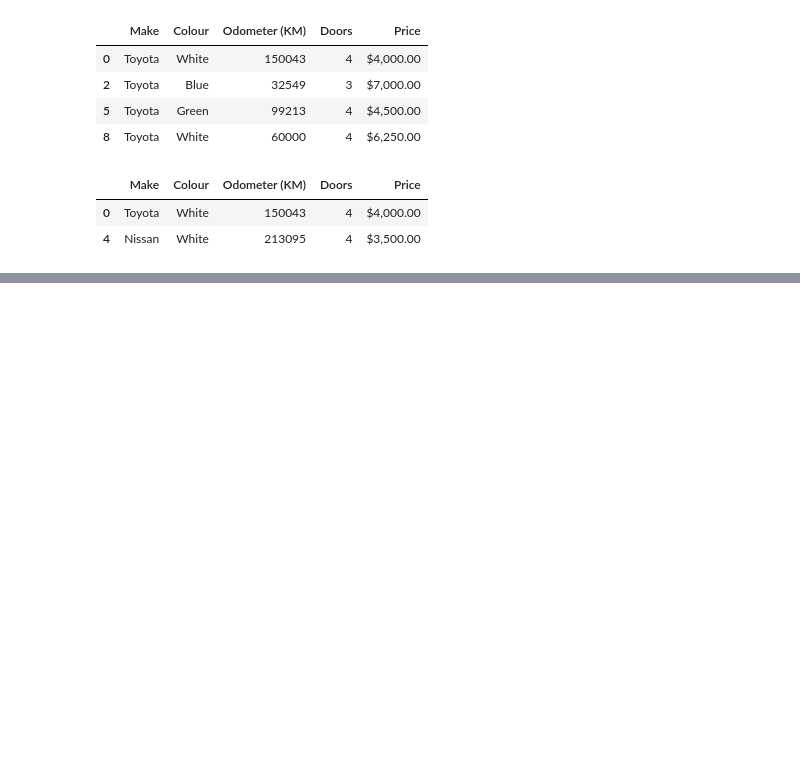
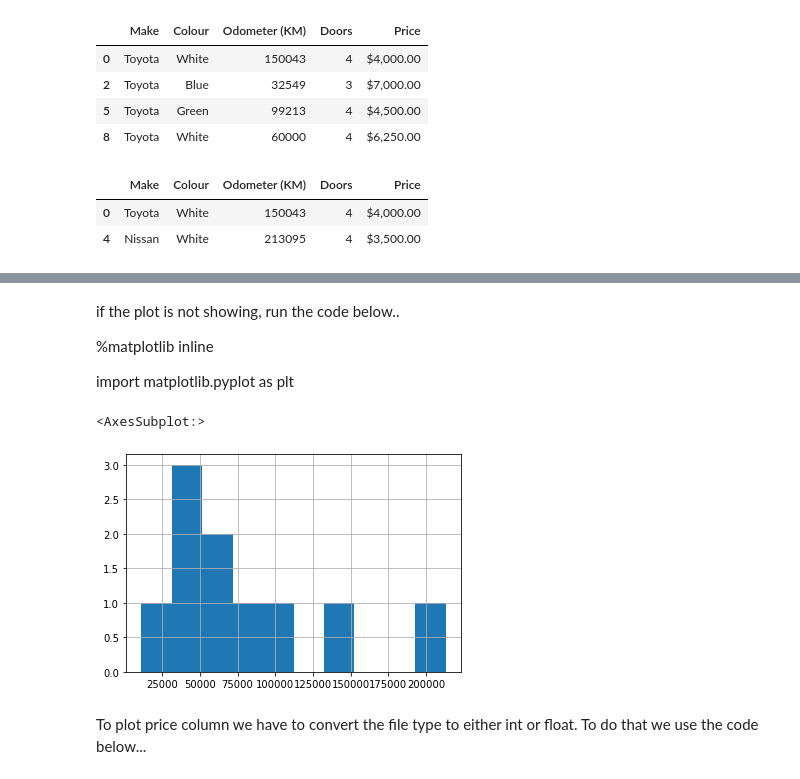
Before and after one commit to shartazkhan/Python-Notebook, a Jupyter notebook: 001_intro_pandas.ipynb, the cells around one changed output, grey strips where cells are left out. Saved outputs shown, nothing was run; the diff lists cells and outputs as text; code cells hidden in the pictures; blank space fills up the shorter version.

```diff
--- a/001_intro_pandas.ipynb
+++ b/001_intro_pandas.ipynb
@@ -340,0 +365,13 @@ car_sales[car_sales["Odometer (KM)"] > 100000]
+# %% [markdown]
+if the plot is not showing, run the code below..
+
+%matplotlib inline
+
+import matplotlib.pyplot as plt
+# %%
+car_sales['Odometer (KM)'].hist()
+# %% [output]
+<AxesSubplot:>
+[figure, added]
+# %% [markdown]
+To plot price column we have to convert the file type to either int or float. To do that we use the code below...
```
Also changed, not shown: parts of 42 cells of this notebook.
